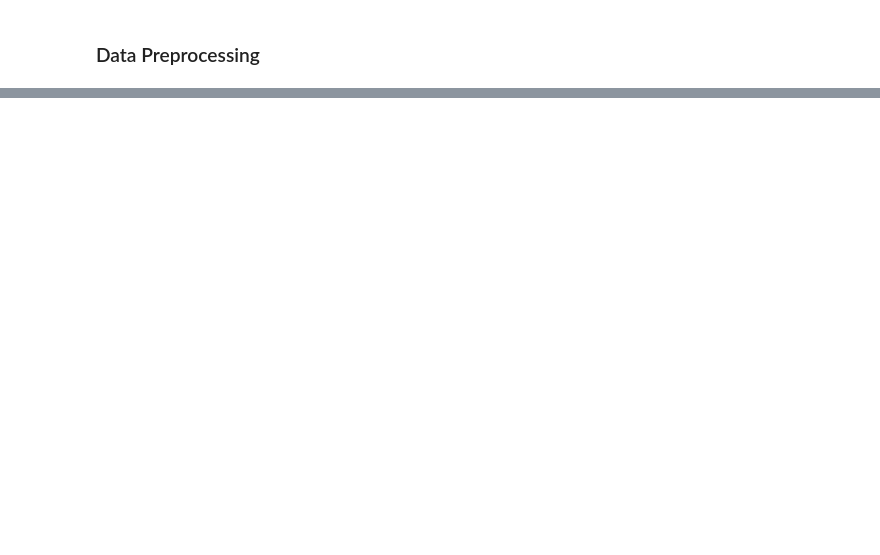
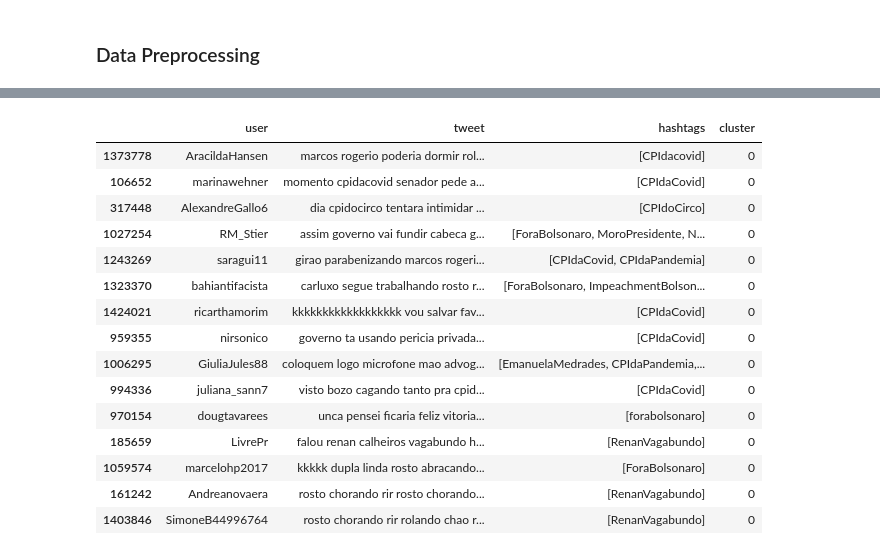
Before and after one commit to lucasraniere/twitter-cpi-case-study, a Jupyter notebook: tweets_clustering_exp.ipynb, the cells around one changed output, grey strips where cells are left out. Cells and saved outputs as stored; diff of their text form; code cells hidden in the pictures; blank space fills up the shorter version.

```diff
--- a/tweets_clustering_exp.ipynb
+++ b/tweets_clustering_exp.ipynb
@@ -22,0 +78,10 @@ tweets_df.head()
+# %%
+true_k = 7
+model = KMeans(n_clusters=true_k)
+model.fit(features)
+labels = model.labels_
+
+s_counts = pd.Series(labels).value_counts()
+s_perc = pd.Series(labels).value_counts(normalize=True).values
+for idx, val, perc in zip(s_counts.index, s_counts.values, s_perc):
+    print(f'Cluster {idx}: {val} ({perc*100:.2f}%)')
@@ -22,0 +96,2 @@ tweets_df.head()
+# %%
+result = pd.DataFrame({'user': tweets_df['author'], 'tweet': tweets_df['keep_hashtags_tweet'], 'hashtags':tweets_df['hashtags'] ,'cluster':labels})
@@ -22,0 +128,19 @@ tweets_df.head()
+# %%
+result.query('cluster == 0').sample(15)
+# %% [output]
+|  | user | tweet | hashtags | cluster |
+| 1373778 | AracildaHansen | marcos rogerio poderia dormir rol... | [CPIdacovid] | 0 |
+| 106652 | marinawehner | momento cpidacovid senador pede a... | [CPIdaCovid] | 0 |
+| 317448 | AlexandreGallo6 | dia cpidocirco tentara intimidar ... | [CPIdoCirco] | 0 |
+| 1027254 | RM_Stier | assim governo vai fundir cabeca g... | [ForaBolsonaro, MoroPresidente, N... | 0 |
+| 1243269 | saragui11 | girao parabenizando marcos rogeri... | [CPIdaCovid, CPIdaPandemia] | 0 |
+| 1323370 | bahiantifacista | carluxo segue trabalhando rosto r... | [ForaBolsonaro, ImpeachmentBolson... | 0 |
+| 1424021 | ricarthamorim | kkkkkkkkkkkkkkkkkk vou salvar fav... | [CPIdaCovid] | 0 |
+| 959355 | nirsonico | governo ta usando pericia privada... | [CPIdaCovid] | 0 |
+| 1006295 | GiuliaJules88 | coloquem logo microfone mao advog... | [EmanuelaMedrades, CPIdaPandemia,... | 0 |
+| 994336 | juliana_sann7 | visto bozo cagando tanto pra cpid... | [CPIdaCovid] | 0 |
+| 970154 | dougtavarees | unca pensei ficaria feliz vitoria... | [forabolsonaro] | 0 |
+| 185659 | LivrePr | falou renan calheiros vagabundo h... | [RenanVagabundo] | 0 |
+| 1059574 | marcelohp2017 | kkkkk dupla linda rosto abracando... | [ForaBolsonaro] | 0 |
+| 161242 | Andreanovaera | rosto chorando rir rosto chorando... | [RenanVagabundo] | 0 |
+| 1403846 | SimoneB44996764 | rosto chorando rir rolando chao r... | [RenanVagabundo] | 0 |
```
Also changed, not shown: parts of 29 cells of this notebook, 8 other files.
